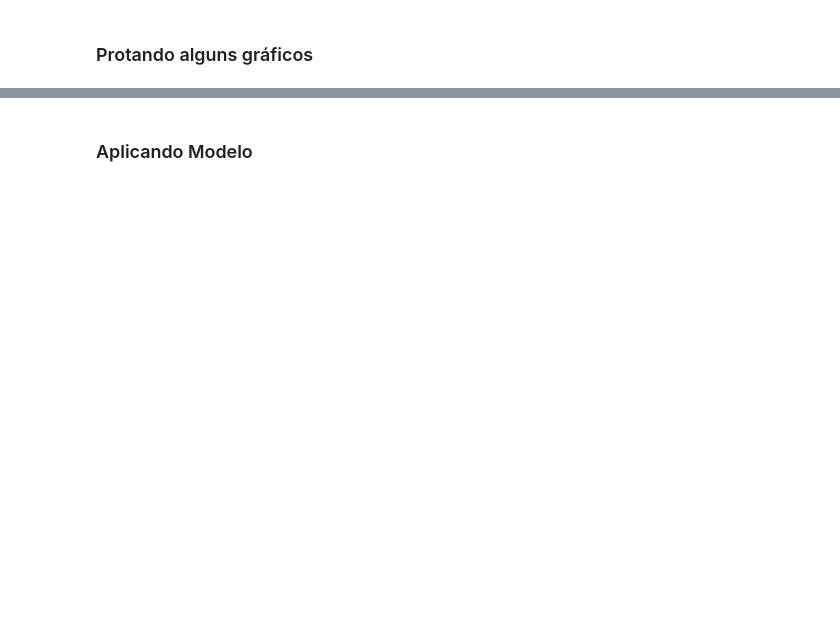
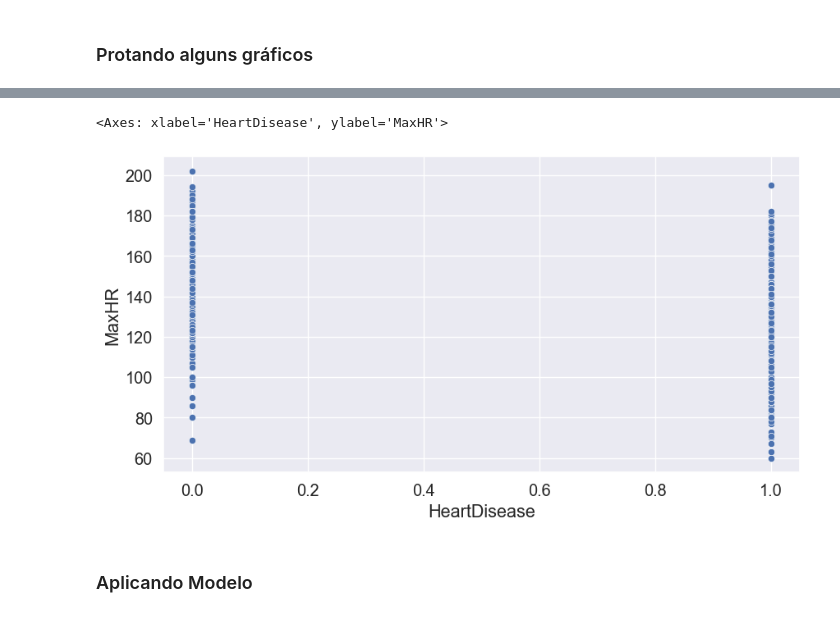
Before and after one commit to renigoms/marchine_learning_project, a Jupyter notebook: regressao_logistica.ipynb, the cells around one changed output, grey strips where cells are left out. Cells and saved outputs as stored; diff of their text form; code cells hidden in the pictures; blank space fills up the shorter version.

```diff
--- a/regressao_logistica.ipynb
+++ b/regressao_logistica.ipynb
@@ -23,6 +73,9 @@ snb.boxplot(data=data_frame, x='diagnosis', y='radius_mean')
 # %%
 plt.figure(figsize=(10,5))
-snb.scatterplot(data=data_frame, y='diagnosis', x='radius_mean')
+snb.scatterplot(data=data_frame, x='HeartDisease', y='MaxHR')
+# %% [output]
+<Axes: xlabel='HeartDisease', ylabel='MaxHR'>
+[figure, added]
 # %% [markdown]
 ### Aplicando Modelo
 # %%
```
Also changed, not shown: parts of 18 cells of this notebook.
